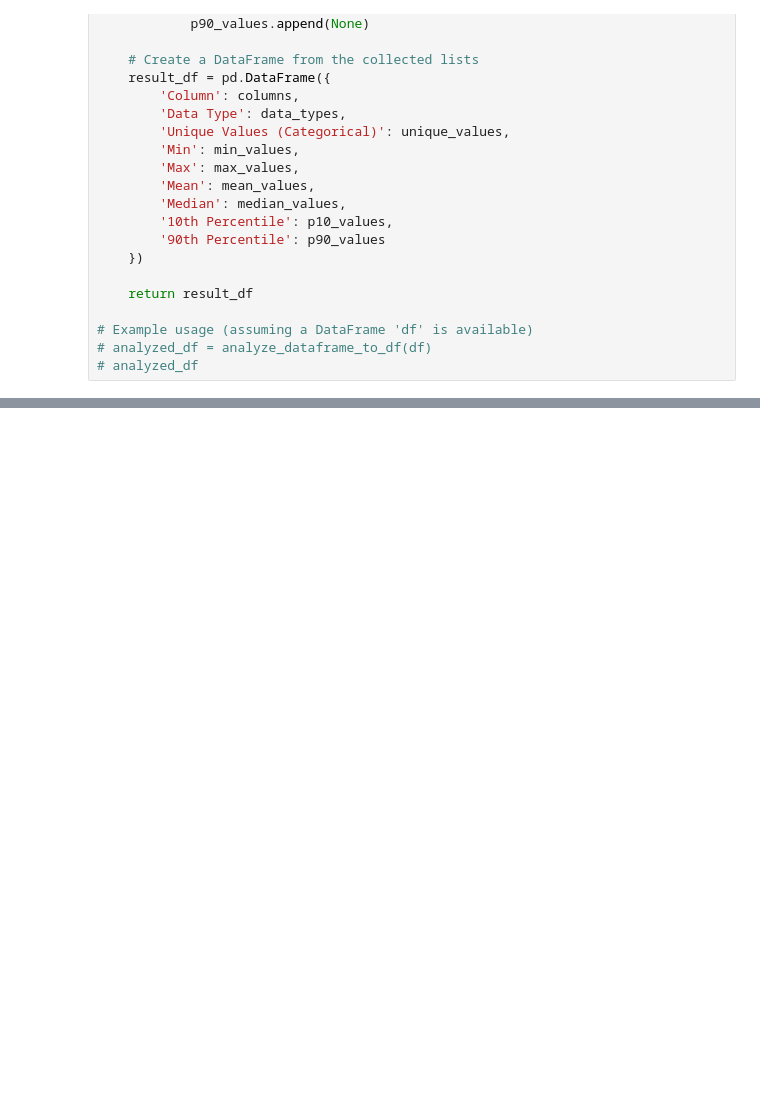
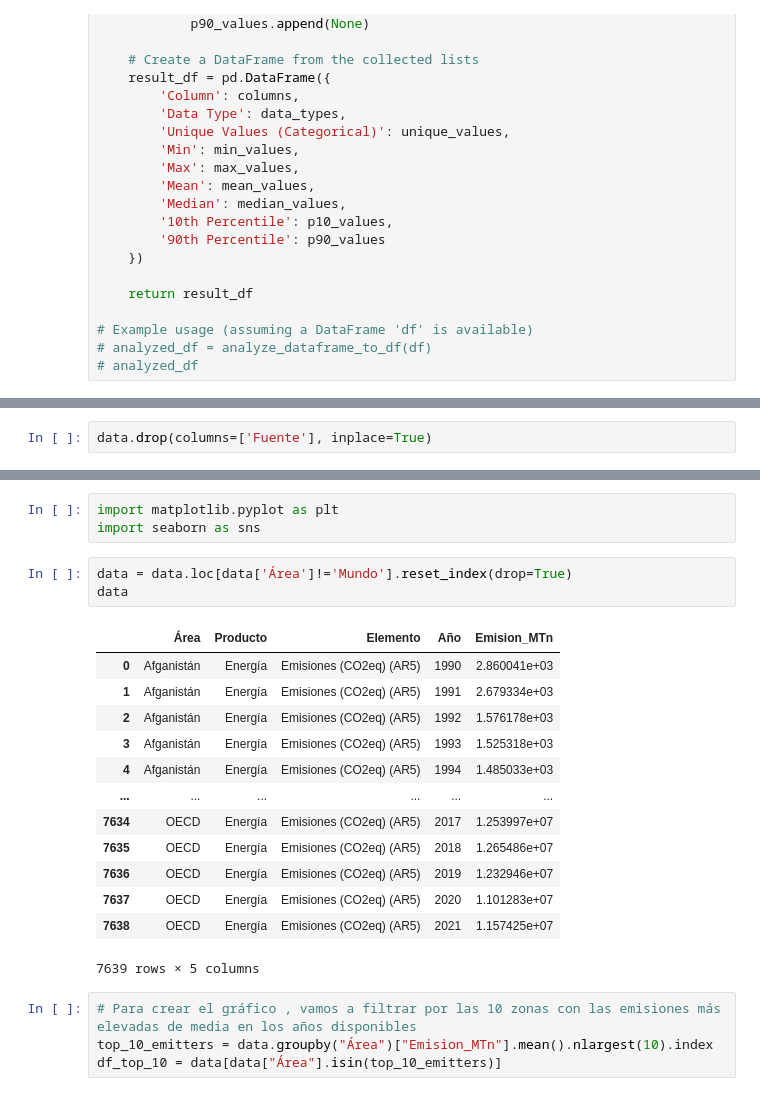
Before and after one commit to ctalamilla/ugr-lcd-tp3-cdd, a Jupyter notebook: ugr_lcd_tp3_cdd.ipynb, the cells around one changed output, grey strips where cells are left out. Drawn from its saved outputs; the diff is of its cells as text; blank space fills up the shorter version.

```diff
--- a/ugr_lcd_tp3_cdd.ipynb
+++ b/ugr_lcd_tp3_cdd.ipynb
@@ -283,0 +382,2 @@ analyze_dataframe_to_df(data)
+# %%
+data.drop(columns=['Fuente'], inplace=True)
@@ -283,0 +422,24 @@ analyze_dataframe_to_df(data)
+# %%
+import matplotlib.pyplot as plt
+import seaborn as sns
+# %%
+data = data.loc[data['Área']!='Mundo'].reset_index(drop=True)
+data
+# %% [output]
+|  | Área | Producto | Elemento | Año | Emision_MTn |
+| 0 | Afganistán | Energía | Emisiones (CO2eq) (AR5) | 1990 | 2.860041e+03 |
+| 1 | Afganistán | Energía | Emisiones (CO2eq) (AR5) | 1991 | 2.679334e+03 |
+| 2 | Afganistán | Energía | Emisiones (CO2eq) (AR5) | 1992 | 1.576178e+03 |
+| 3 | Afganistán | Energía | Emisiones (CO2eq) (AR5) | 1993 | 1.525318e+03 |
+| 4 | Afganistán | Energía | Emisiones (CO2eq) (AR5) | 1994 | 1.485033e+03 |
+| ... | ... | ... | ... | ... | ... |
+| 7634 | OECD | Energía | Emisiones (CO2eq) (AR5) | 2017 | 1.253997e+07 |
+| 7635 | OECD | Energía | Emisiones (CO2eq) (AR5) | 2018 | 1.265486e+07 |
+| 7636 | OECD | Energía | Emisiones (CO2eq) (AR5) | 2019 | 1.232946e+07 |
+| 7637 | OECD | Energía | Emisiones (CO2eq) (AR5) | 2020 | 1.101283e+07 |
+| 7638 | OECD | Energía | Emisiones (CO2eq) (AR5) | 2021 | 1.157425e+07 |
+7639 rows × 5 columns
+# %%
+# Para crear el gráfico , vamos a filtrar por las 10 zonas con las emisiones más elevadas de media en los años disponibles
+top_10_emitters = data.groupby("Área")["Emision_MTn"].mean().nlargest(10).index
+df_top_10 = data[data["Área"].isin(top_10_emitters)]
```
Also changed, not shown: parts of 18 cells of this notebook.
